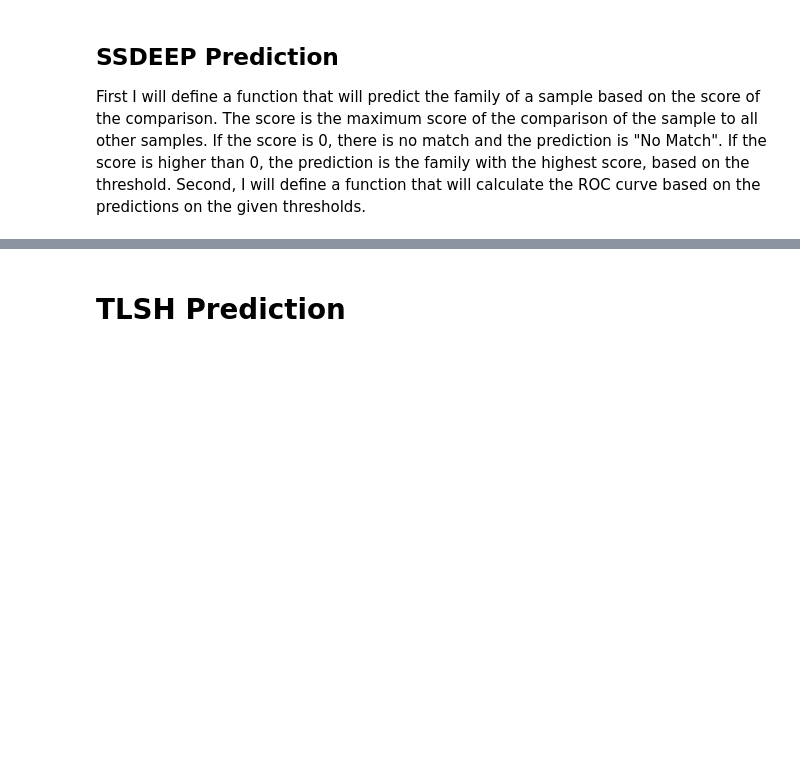
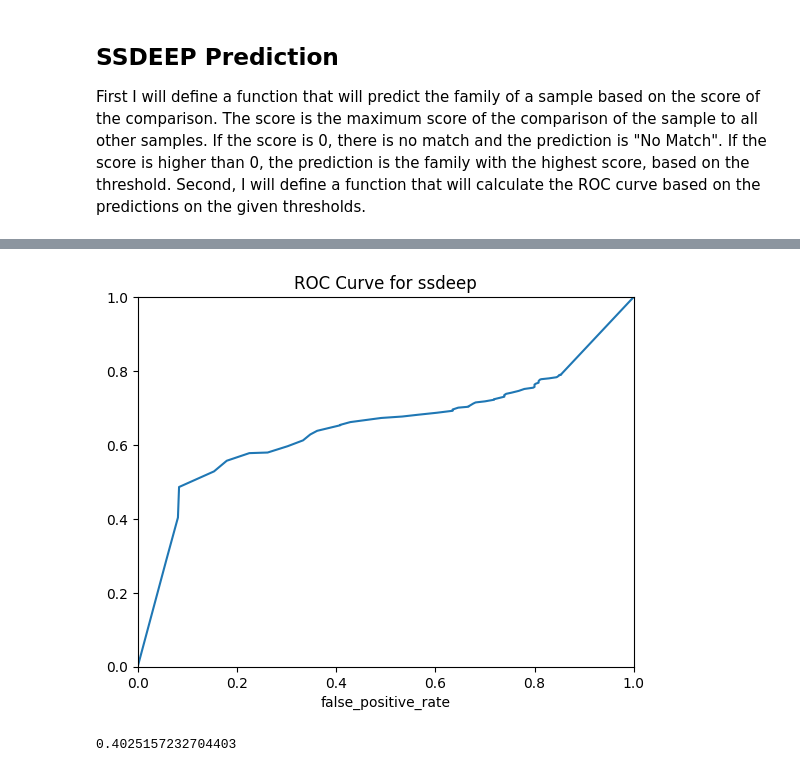
Before and after one commit to edizeqiri/obstkorb, a Jupyter notebook: Testing_Framework/playground.ipynb, the cells around one changed output, grey strips where cells are left out. Drawn from its saved outputs; the diff is of its cells as text; code cells hidden in the pictures; blank space fills up the shorter version.

```diff
--- a/Testing_Framework/Comparison.ipynb
+++ b/Testing_Framework/playground.ipynb
@@ -421,0 +457,2 @@ def roc(predi):
+# %%
+result_ssdeep = ssdeep_comb()
@@ -422,3 +475,7 @@ def roc(predi):
 # %%
-predo = predictor()
+s = result_ssdeep.loc[result_ssdeep.groupby('ssdeep 1')["Diff Score"].idxmax()]
+size = s.shape[0]
+s = s[s["Malware 2"] == False]
+s = s[s["Diff Score"] > 0]
+(s["Family 1"] == s["Family 2"]).sum() / size
 # %% [output]
@@ -432,0 +485,4 @@ The table represents the rates in % for each threshold. We can clearly see that
+# %%
+comp_to_sci = result_ssdeep[result_ssdeep["Malware 2"] == False]
+compt_to_malware = result_ssdeep[result_ssdeep["Malware 2"] == True]
+(comp_to_sci["Family 1"] == comp_to_sci["Family 2"]).sum()
@@ -432,0 +491,23 @@ The table represents the rates in % for each threshold. We can clearly see that
+# %%
+def ssdeep_thresh(s):
+    s = s.loc[result_ssdeep.groupby('ssdeep 1')["Diff Score"].idxmax()]
+    ssdeep_th = pd.DataFrame(columns=["threshold", "true_positive_rate", "false_positive_rate"])
+    comp_to_sci = s[s["Malware 2"] == False]
+    compt_to_malware = s[s["Malware 2"] == True]
+    for i in range (0,110,1):
+
+        sci_th = comp_to_sci[comp_to_sci["Diff Score"] >= i]
+        mal_th = compt_to_malware[compt_to_malware["Diff Score"] > i]
+        f_th = compt_to_malware[compt_to_malware["Diff Score"] < i]
+        TP = (sci_th["Family 1"] == sci_th["Family 2"]).sum()
+        FP = (sci_th["Family 1"] != sci_th["Family 2"]).sum()
+        FN = (f_th["Family 1"] != f_th["Family 2"]).sum()
+        TN = (f_th["Family 1"] == f_th["Family 2"]).sum()
+
+        TPR = TP / (TP + FN) if TP + FN != 0 else 0
+        FPR = FP / (FP + TN) if FP + TN != 0 else 0
+        # Append results to DataFrame
+        ssdeep_th.loc[i] = [i, TPR, FPR]
+    return ssdeep_th
+p = ssdeep_thresh(result_ssdeep)
+p
@@ -433,6 +528,10 @@ The table represents the rates in % for each threshold. We can clearly see that
 # %%
 # Plot the ROC curve in range 0.1 to 1.0
-roci.plot(x="false_positive_rate", y="true_positive_rate", xlim=(roci["false_positive_rate"].min(), roci["false_positive_rate"].max()), ylim=(roci["true_positive_rate"].min(), roci["true_positive_rate"].max()), title="Kinda a ROC Curve", legend=False)
+p.plot(x="false_positive_rate", y="true_positive_rate", xlim=(0, 1), ylim=(0, 1),title="ROC Curve for ssdeep", legend=False)
 plt.show()
+# %% [output]
+[figure, added]
-# %% [markdown]
-# TLSH Prediction
+# %%
+(p["true_positive_rate"] - p["false_positive_rate"]).abs().max()
+# %% [output]
+0.4025157232704403
```
Also changed, not shown: parts of 21 cells of this notebook, 1 other file.
